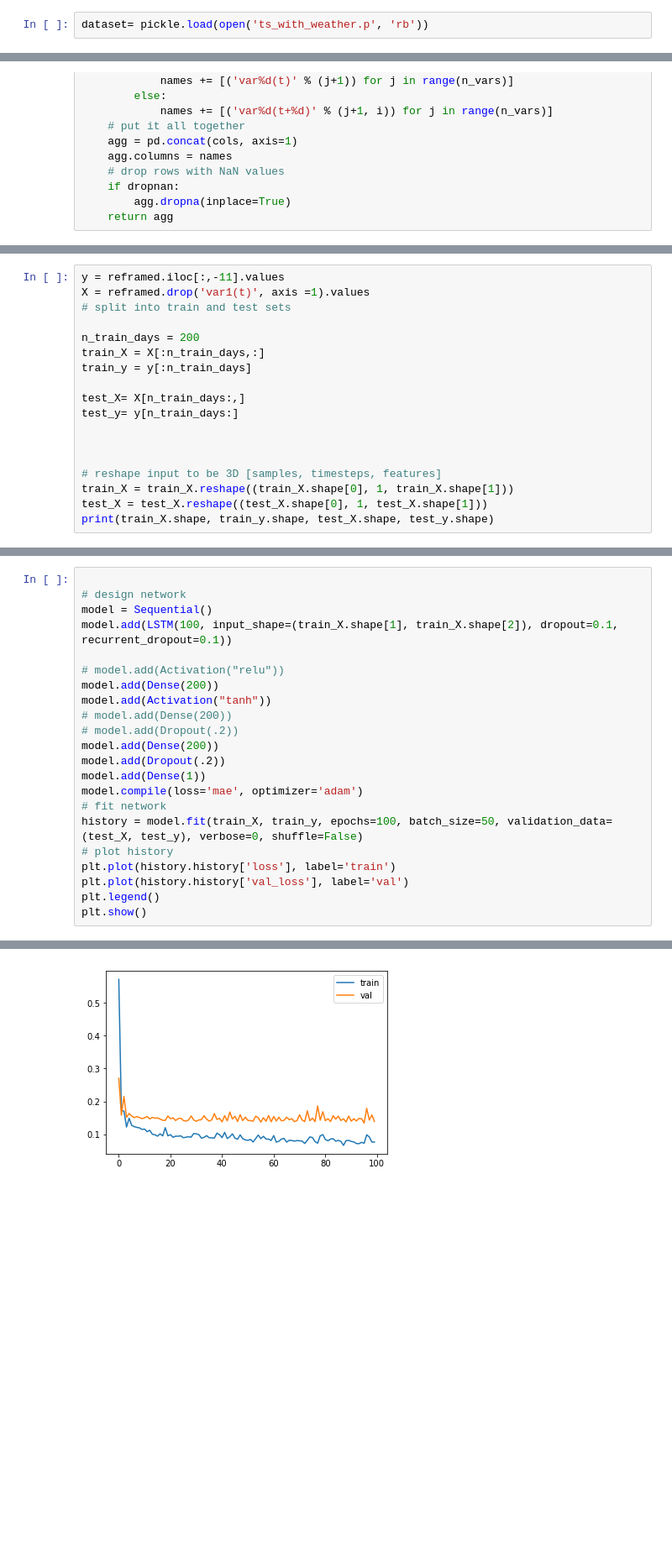
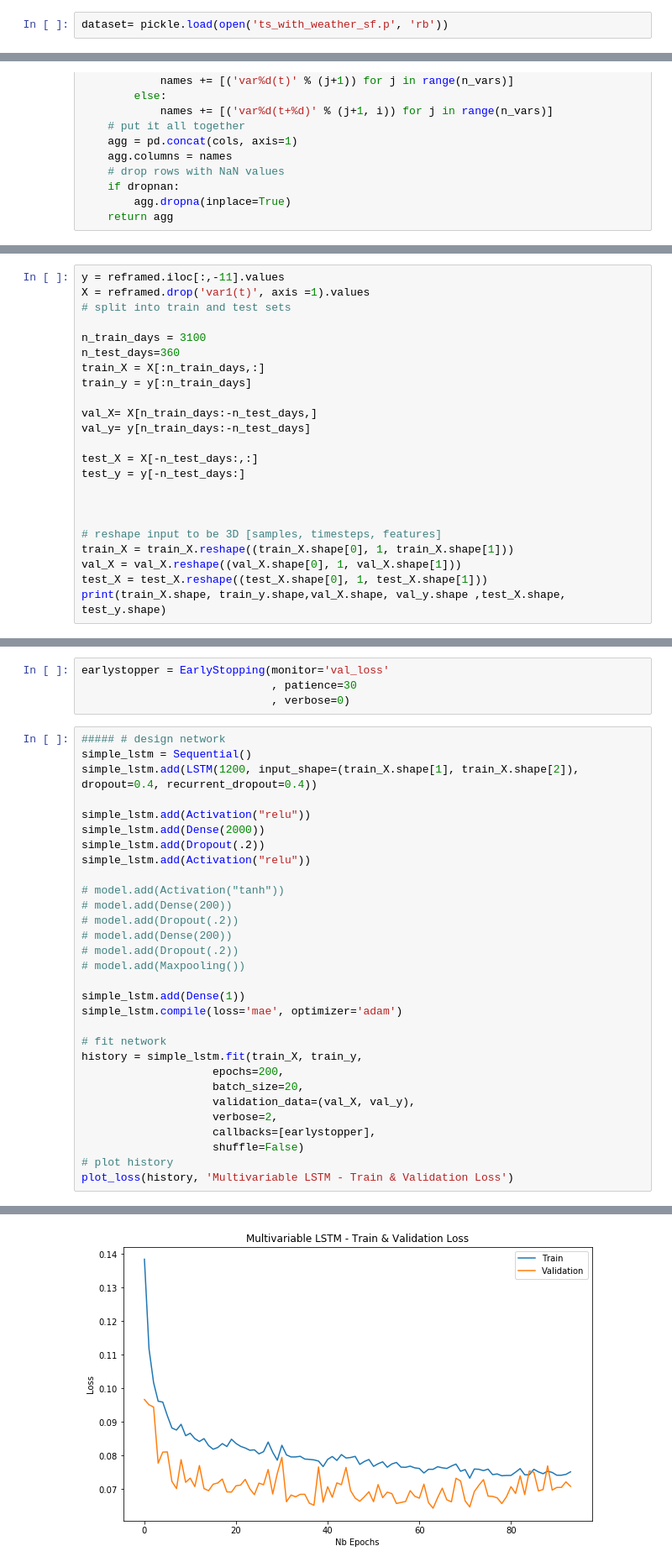
Before and after one commit to yeewill/project-5-Air-Quality-Forecast, a Jupyter notebook: MultiVariable LSTM.ipynb, the cells around one changed output, grey strips where cells are left out. Shown at 84% size. Saved outputs shown, nothing was run; the diff lists cells and outputs as text; blank space fills up the shorter version.

```diff
--- a/MultiVariable LSTM.ipynb
+++ b/MultiVariable LSTM.ipynb
@@ -14,3 +23,3 @@ from keras.layers import Activation
 pd.set_option('display.max_columns', 500)
 # %%
-dataset= pickle.load(open('ts_with_weather.p', 'rb'))
+dataset= pickle.load(open('ts_with_weather_sf.p', 'rb'))
@@ -80,17 +116,22 @@ y = reframed.iloc[:,-11].values
 X = reframed.drop('var1(t)', axis =1).values
 # split into train and test sets
 
-n_train_days = 200
+n_train_days = 3100
+n_test_days=360
 train_X = X[:n_train_days,:]
 train_y = y[:n_train_days]
 
-test_X= X[n_train_days:,]
-test_y= y[n_train_days:]
+val_X= X[n_train_days:-n_test_days,]
+val_y= y[n_train_days:-n_test_days]
+
+test_X = X[-n_test_days:,:]
+test_y = y[-n_test_days:]
 
 
 
 # reshape input to be 3D [samples, timesteps, features]
 train_X = train_X.reshape((train_X.shape[0], 1, train_X.shape[1]))
+val_X = val_X.reshape((val_X.shape[0], 1, val_X.shape[1]))
 test_X = test_X.reshape((test_X.shape[0], 1, test_X.shape[1]))
-print(train_X.shape, train_y.shape, test_X.shape, test_y.shape)
+print(train_X.shape, train_y.shape,val_X.shape, val_y.shape ,test_X.shape, test_y.shape)
 # %% [output]
@@ -98,23 +139,35 @@ print(train_X.shape, train_y.shape, test_X.shape, test_y.shape)
+# %%
+earlystopper = EarlyStopping(monitor='val_loss'
+                             , patience=30
+                             , verbose=0)
 # %%
+##### # design network
+simple_lstm = Sequential()
+simple_lstm.add(LSTM(1200, input_shape=(train_X.shape[1], train_X.shape[2]), dropout=0.4, recurrent_dropout=0.4))
 
-# design network
-model = Sequential()
-model.add(LSTM(100, input_shape=(train_X.shape[1], train_X.shape[2]), dropout=0.1, recurrent_dropout=0.1))
+simple_lstm.add(Activation("relu"))
+simple_lstm.add(Dense(2000))
+simple_lstm.add(Dropout(.2))
+simple_lstm.add(Activation("relu"))
 
-# model.add(Activation("relu"))
-model.add(Dense(200))
-model.add(Activation("tanh"))
+# model.add(Activation("tanh"))
 # model.add(Dense(200))
 # model.add(Dropout(.2))
-model.add(Dense(200))
-model.add(Dropout(.2))
-model.add(Dense(1))
-model.compile(loss='mae', optimizer='adam')
+# model.add(Dense(200))
+# model.add(Dropout(.2))
+# model.add(Maxpooling())
+
+simple_lstm.add(Dense(1))
+simple_lstm.compile(loss='mae', optimizer='adam')
+
 # fit network
-history = model.fit(train_X, train_y, epochs=100, batch_size=50, validation_data=(test_X, test_y), verbose=0, shuffle=False)
+history = simple_lstm.fit(train_X, train_y,
+                    epochs=200,
+                    batch_size=20,
+                    validation_data=(val_X, val_y),
+                    verbose=2,
+                    callbacks=[earlystopper],
+                    shuffle=False)
 # plot history
-plt.plot(history.history['loss'], label='train')
-plt.plot(history.history['val_loss'], label='val')
-plt.legend()
-plt.show()
+plot_loss(history, 'Multivariable LSTM - Train & Validation Loss')
 # %% [output]
@@ -121 +192 @@ plt.show()
-[figure, old version]
+[figure, new version]
```
Also changed, not shown: parts of 13 cells of this notebook, 12 other files.
